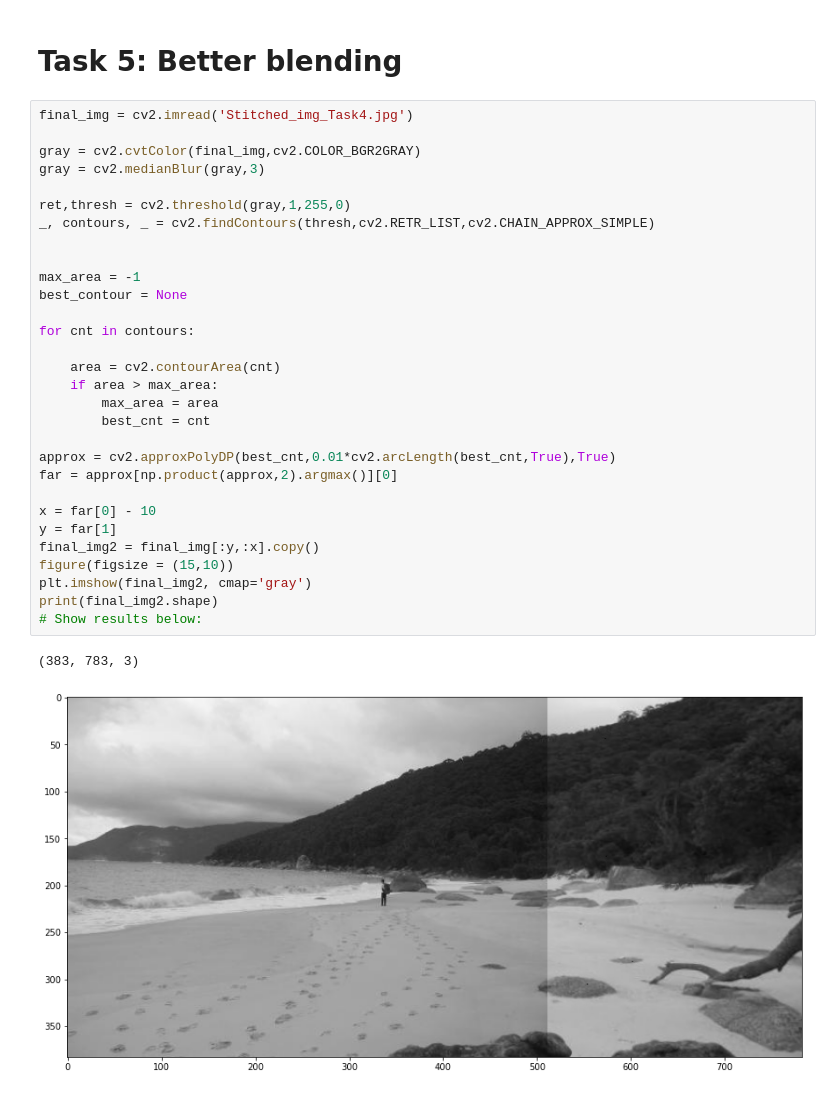
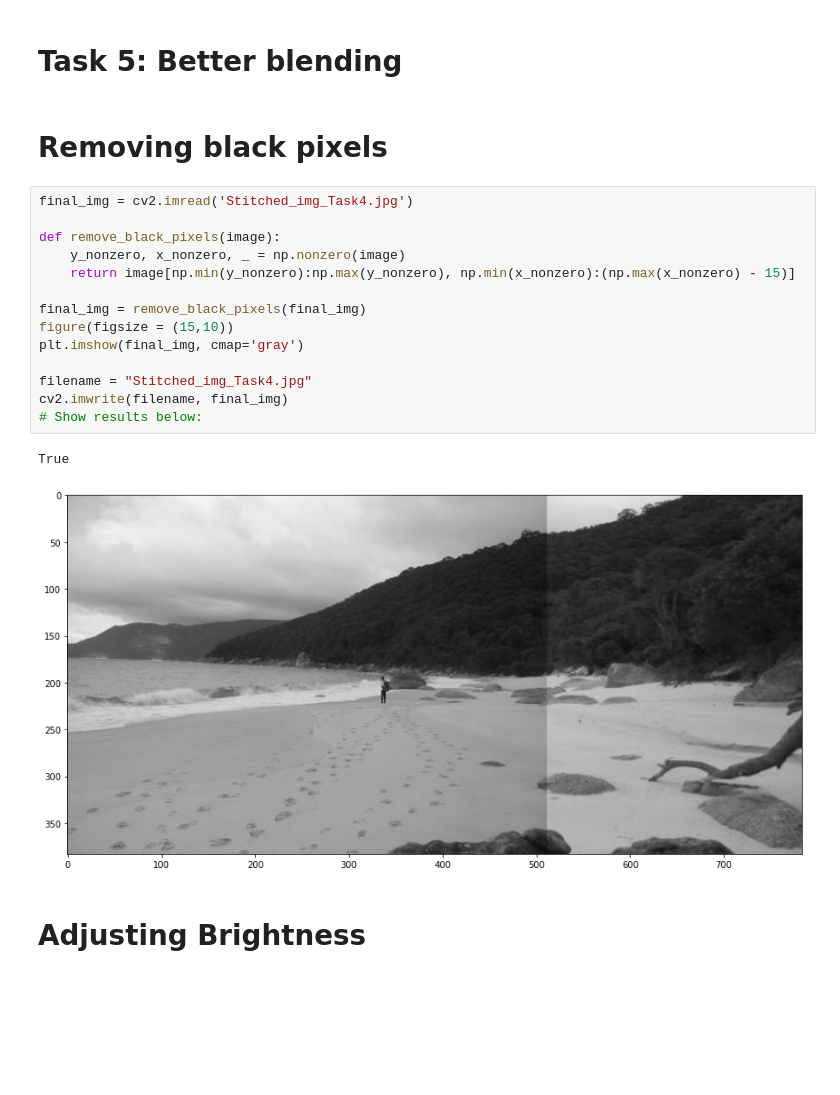
Before and after one commit to Antonio417/Image_Stitching, a Jupyter notebook: Image_Stitching.ipynb, the cells around one changed output. Drawn from its saved outputs; the diff is of its cells as text; blank space fills up the shorter version.

Commit message:
Improved Stitched Image

```diff
--- a/Image_Stitching.ipynb
+++ b/Image_Stitching.ipynb
@@ -153,36 +155,24 @@ plt.imshow(final_img, cmap='gray')
 [figure]
 # %% [markdown]
 # Task 5: Better blending
-# %%
-final_img = cv2.imread('Stitched_img_Task4.jpg')
-
-gray = cv2.cvtColor(final_img,cv2.COLOR_BGR2GRAY)
-gray = cv2.medianBlur(gray,3)
-
-ret,thresh = cv2.threshold(gray,1,255,0)
-_, contours, _ = cv2.findContours(thresh,cv2.RETR_LIST,cv2.CHAIN_APPROX_SIMPLE)
-
-
-max_area = -1
-best_contour = None
-
-for cnt in contours:
-
-    area = cv2.contourArea(cnt)
-    if area > max_area:
-        max_area = area
-        best_cnt = cnt
-
-approx = cv2.approxPolyDP(best_cnt,0.01*cv2.arcLength(best_cnt,True),True)
-far = approx[np.product(approx,2).argmax()][0]
-
-x = far[0] - 10
-y = far[1]
-final_img2 = final_img[:y,:x].copy()
-figure(figsize = (15,10))
-plt.imshow(final_img2, cmap='gray')
-print(final_img2.shape)
-# Show results below:
-# %% [output]
-(383, 783, 3)
-[figure, removed]
+# %% [markdown]
+# Removing black pixels
+# %%
+final_img = cv2.imread('Stitched_img_Task4.jpg')
+
+def remove_black_pixels(image):
+    y_nonzero, x_nonzero, _ = np.nonzero(image)
+    return image[np.min(y_nonzero):np.max(y_nonzero), np.min(x_nonzero):(np.max(x_nonzero) - 15)]
+
+final_img = remove_black_pixels(final_img)
+figure(figsize = (15,10))
+plt.imshow(final_img, cmap='gray')
+
+filename = "Stitched_img_Task4.jpg"
+cv2.imwrite(filename, final_img)
+# Show results below:
+# %% [output]
+True
+[figure, added]
+# %% [markdown]
+# Adjusting Brightness
```
Also changed, not shown: parts of 7 cells of this notebook, 3 other files.
